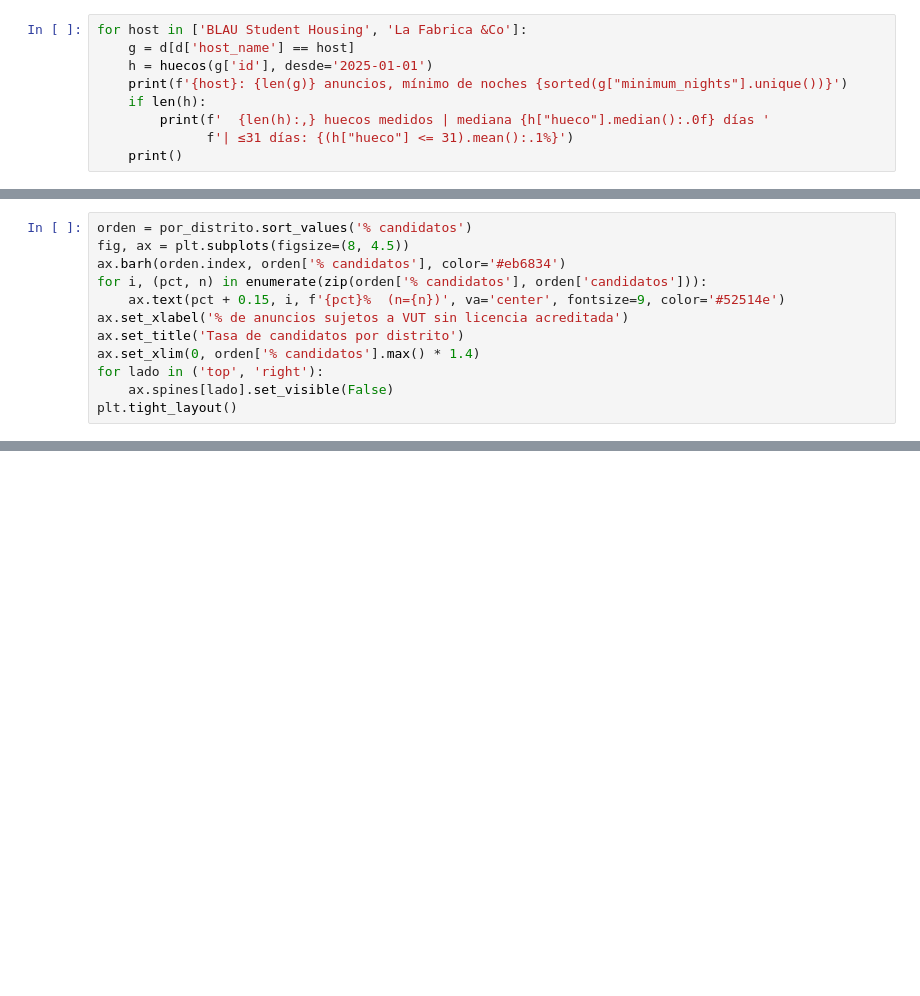
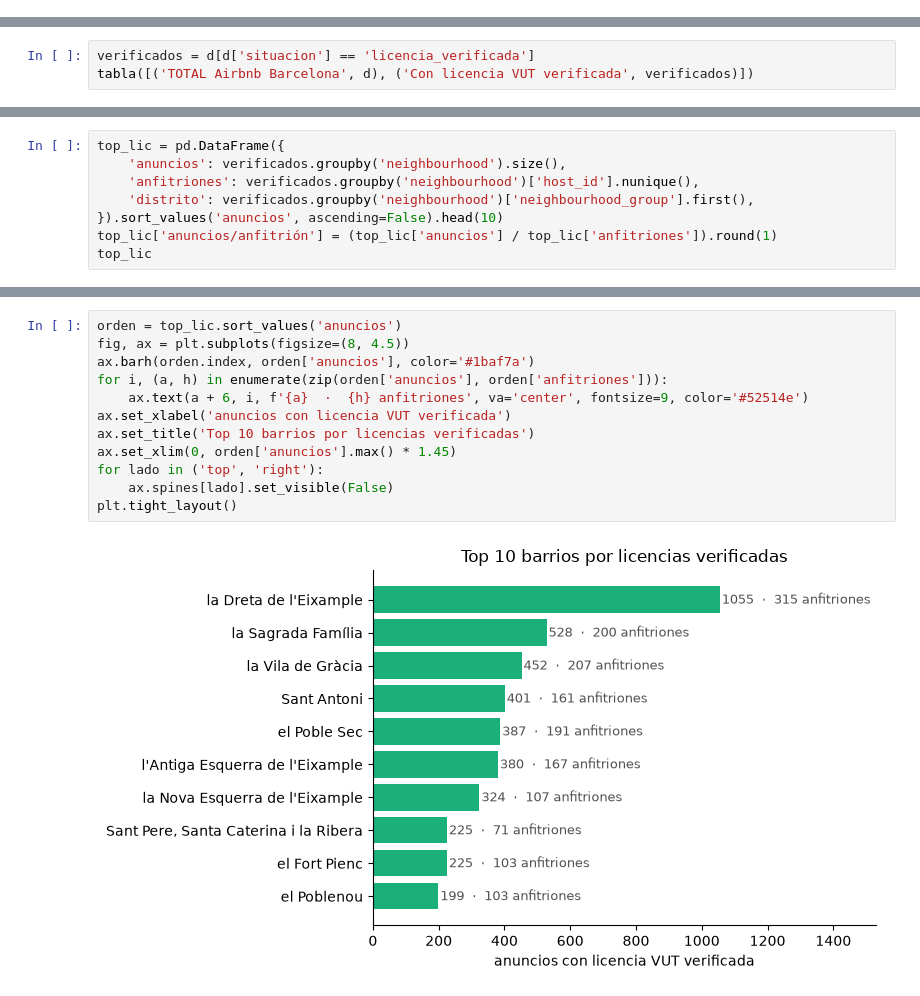
Before and after one commit to Ruthlessallen/Turismo-y-Barcelona, a Jupyter notebook: pipeline/notebooks/03_auditoria_licencias.ipynb, the cells around one changed output, grey strips where cells are left out. Drawn from its saved outputs; the diff is of its cells as text; blank space fills up the shorter version.

```diff
--- a/pipeline/notebooks/03_auditoria_licencias.ipynb
+++ b/pipeline/notebooks/03_auditoria_licencias.ipynb
@@ -226,9 +0,0 @@ Dos operadores del grupo se presentan como residencia de estudiantes y declaran
-# %%
-for host in ['BLAU Student Housing', 'La Fabrica &Co']:
-    g = d[d['host_name'] == host]
-    h = huecos(g['id'], desde='2025-01-01')
-    print(f'{host}: {len(g)} anuncios, mínimo de noches {sorted(g["minimum_nights"].unique())}')
-    if len(h):
-        print(f'  {len(h):,} huecos medidos | mediana {h["hueco"].median():.0f} días '
-              f'| ≤31 días: {(h["hueco"] <= 31).mean():.1%}')
-    print()
@@ -267,12 +0,0 @@ por_distrito.sort_values('% candidatos', ascending=False)
-# %%
-orden = por_distrito.sort_values('% candidatos')
-fig, ax = plt.subplots(figsize=(8, 4.5))
-ax.barh(orden.index, orden['% candidatos'], color='#eb6834')
-for i, (pct, n) in enumerate(zip(orden['% candidatos'], orden['candidatos'])):
-    ax.text(pct + 0.15, i, f'{pct}%  (n={n})', va='center', fontsize=9, color='#52514e')
-ax.set_xlabel('% de anuncios sujetos a VUT sin licencia acreditada')
-ax.set_title('Tasa de candidatos por distrito')
-ax.set_xlim(0, orden['% candidatos'].max() * 1.4)
-for lado in ('top', 'right'):
-    ax.spines[lado].set_visible(False)
-plt.tight_layout()
@@ -319,0 +63,3 @@ Anfitriones con algún candidato: 258
+# %%
+verificados = d[d['situacion'] == 'licencia_verificada']
+tabla([('TOTAL Airbnb Barcelona', d), ('Con licencia VUT verificada', verificados)])
@@ -319,0 +73,8 @@ Anfitriones con algún candidato: 258
+# %%
+top_lic = pd.DataFrame({
+    'anuncios': verificados.groupby('neighbourhood').size(),
+    'anfitriones': verificados.groupby('neighbourhood')['host_id'].nunique(),
+    'distrito': verificados.groupby('neighbourhood')['neighbourhood_group'].first(),
+}).sort_values('anuncios', ascending=False).head(10)
+top_lic['anuncios/anfitrión'] = (top_lic['anuncios'] / top_lic['anfitriones']).round(1)
+top_lic
@@ -319,0 +94,14 @@ Anfitriones con algún candidato: 258
+# %%
+orden = top_lic.sort_values('anuncios')
+fig, ax = plt.subplots(figsize=(8, 4.5))
+ax.barh(orden.index, orden['anuncios'], color='#1baf7a')
+for i, (a, h) in enumerate(zip(orden['anuncios'], orden['anfitriones'])):
+    ax.text(a + 6, i, f'{a}  ·  {h} anfitriones', va='center', fontsize=9, color='#52514e')
+ax.set_xlabel('anuncios con licencia VUT verificada')
+ax.set_title('Top 10 barrios por licencias verificadas')
+ax.set_xlim(0, orden['anuncios'].max() * 1.45)
+for lado in ('top', 'right'):
+    ax.spines[lado].set_visible(False)
+plt.tight_layout()
+# %% [output]
+[figure, added]
```
Also changed, not shown: parts of 60 cells of this notebook.
